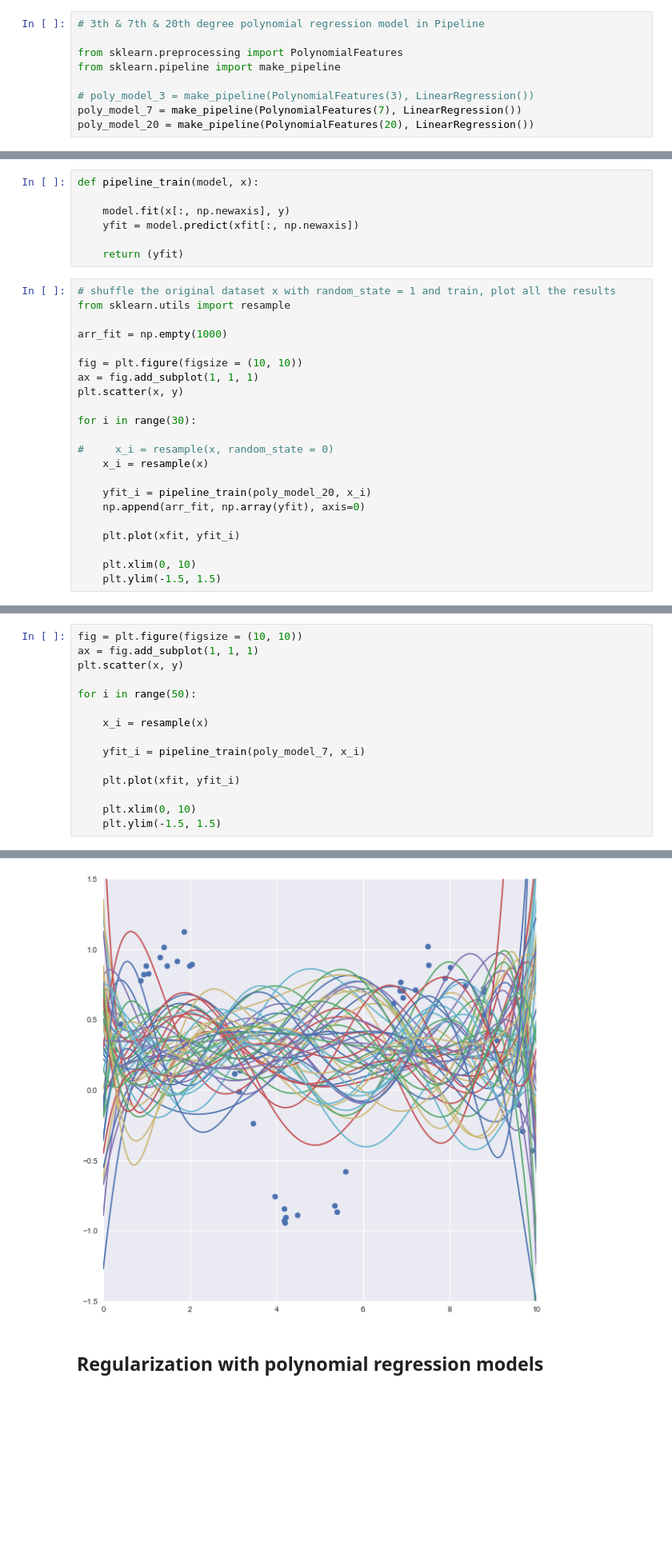
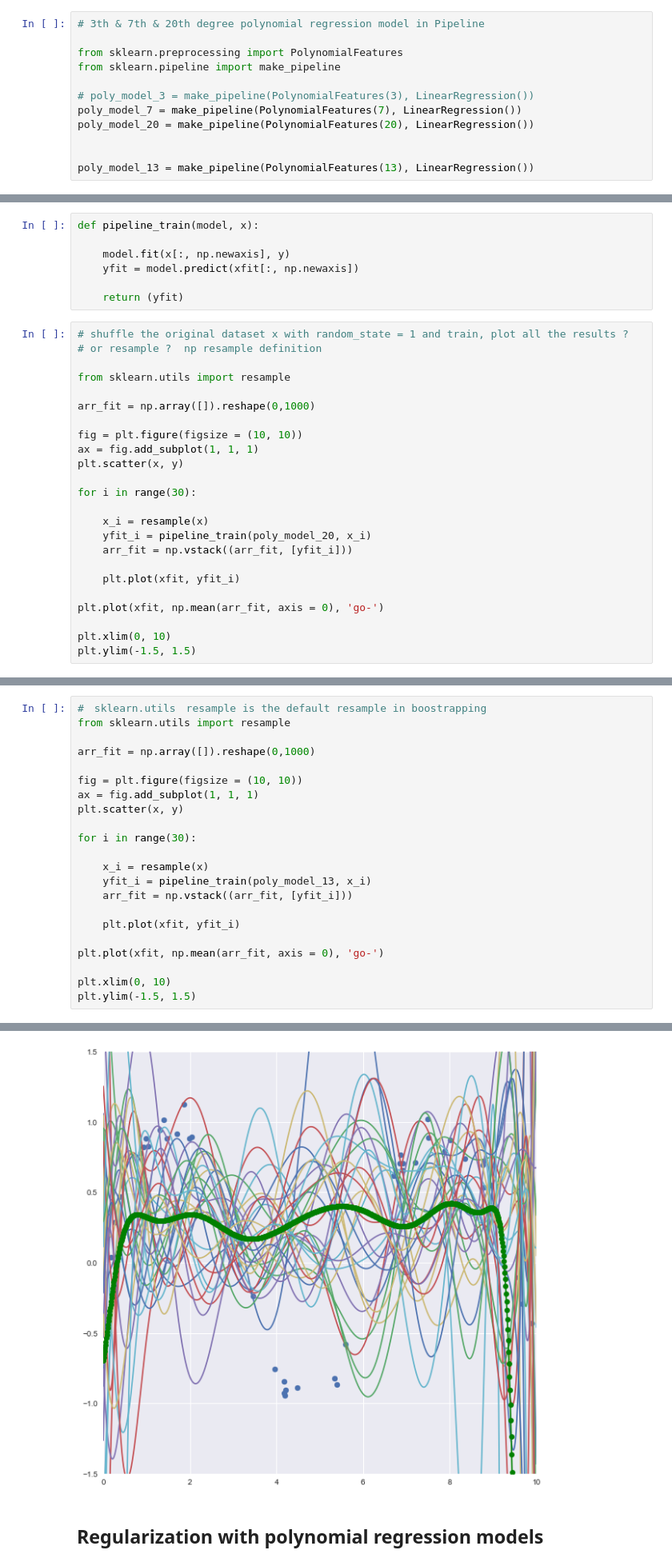
Before and after one commit to yueying-teng/RF, a Jupyter notebook: LASSO_doc.ipynb, the cells around one changed output, grey strips where cells are left out. Shown at 80% size. Cells and saved outputs as stored; diff of their text form; blank space fills up the shorter version.

```diff
--- a/LASSO_doc.ipynb
+++ b/LASSO_doc.ipynb
@@ -120,6 +160,9 @@ from sklearn.pipeline import make_pipeline
 # poly_model_3 = make_pipeline(PolynomialFeatures(3), LinearRegression())
 poly_model_7 = make_pipeline(PolynomialFeatures(7), LinearRegression())
 poly_model_20 = make_pipeline(PolynomialFeatures(20), LinearRegression())
+
+
+poly_model_13 = make_pipeline(PolynomialFeatures(13), LinearRegression())
 # %%
 def pipeline_train(model, x):
 
@@ -169,10 +212,12 @@ def pipeline_train(model, x):
 
     return (yfit)
 # %%
-# shuffle the original dataset x with random_state = 1 and train, plot all the results
+# shuffle the original dataset x with random_state = 1 and train, plot all the results ?
+# or resample ?  np resample definition
+
 from sklearn.utils import resample
 
-arr_fit = np.empty(1000)
+arr_fit = np.array([]).reshape(0,1000)
 
 fig = plt.figure(figsize = (10, 10))
 ax = fig.add_subplot(1, 1, 1)
@@ -180,14 +225,14 @@ plt.scatter(x, y)
 
 for i in range(30):
 
-#     x_i = resample(x, random_state = 0)
     x_i = resample(x)
-
     yfit_i = pipeline_train(poly_model_20, x_i)
-    np.append(arr_fit, np.array(yfit), axis=0)
+    arr_fit = np.vstack((arr_fit, [yfit_i]))
 
     plt.plot(xfit, yfit_i)
 
-    plt.xlim(0, 10)
-    plt.ylim(-1.5, 1.5)
+plt.plot(xfit, np.mean(arr_fit, axis = 0), 'go-')
+
+plt.xlim(0, 10)
+plt.ylim(-1.5, 1.5)
 # %% [output]
@@ -203,16 +241,23 @@ arr_fit.shape
 # %%
+#　sklearn.utils　resample is the default resample in boostrapping
+from sklearn.utils import resample
+
+arr_fit = np.array([]).reshape(0,1000)
+
 fig = plt.figure(figsize = (10, 10))
 ax = fig.add_subplot(1, 1, 1)
 plt.scatter(x, y)
 
-for i in range(50):
+for i in range(30):
 
     x_i = resample(x)
-
-    yfit_i = pipeline_train(poly_model_7, x_i)
+    yfit_i = pipeline_train(poly_model_13, x_i)
+    arr_fit = np.vstack((arr_fit, [yfit_i]))
 
     plt.plot(xfit, yfit_i)
 
-    plt.xlim(0, 10)
-    plt.ylim(-1.5, 1.5)
+plt.plot(xfit, np.mean(arr_fit, axis = 0), 'go-')
+
+plt.xlim(0, 10)
+plt.ylim(-1.5, 1.5)
 # %% [output]
@@ -219,4 +265,4 @@ for i in range(50):
-[figure, old version]
+[figure, new version]
 # %% [markdown]
 ## Regularization with polynomial regression models
 # %%
```
Also changed, not shown: parts of 13 cells of this notebook.
